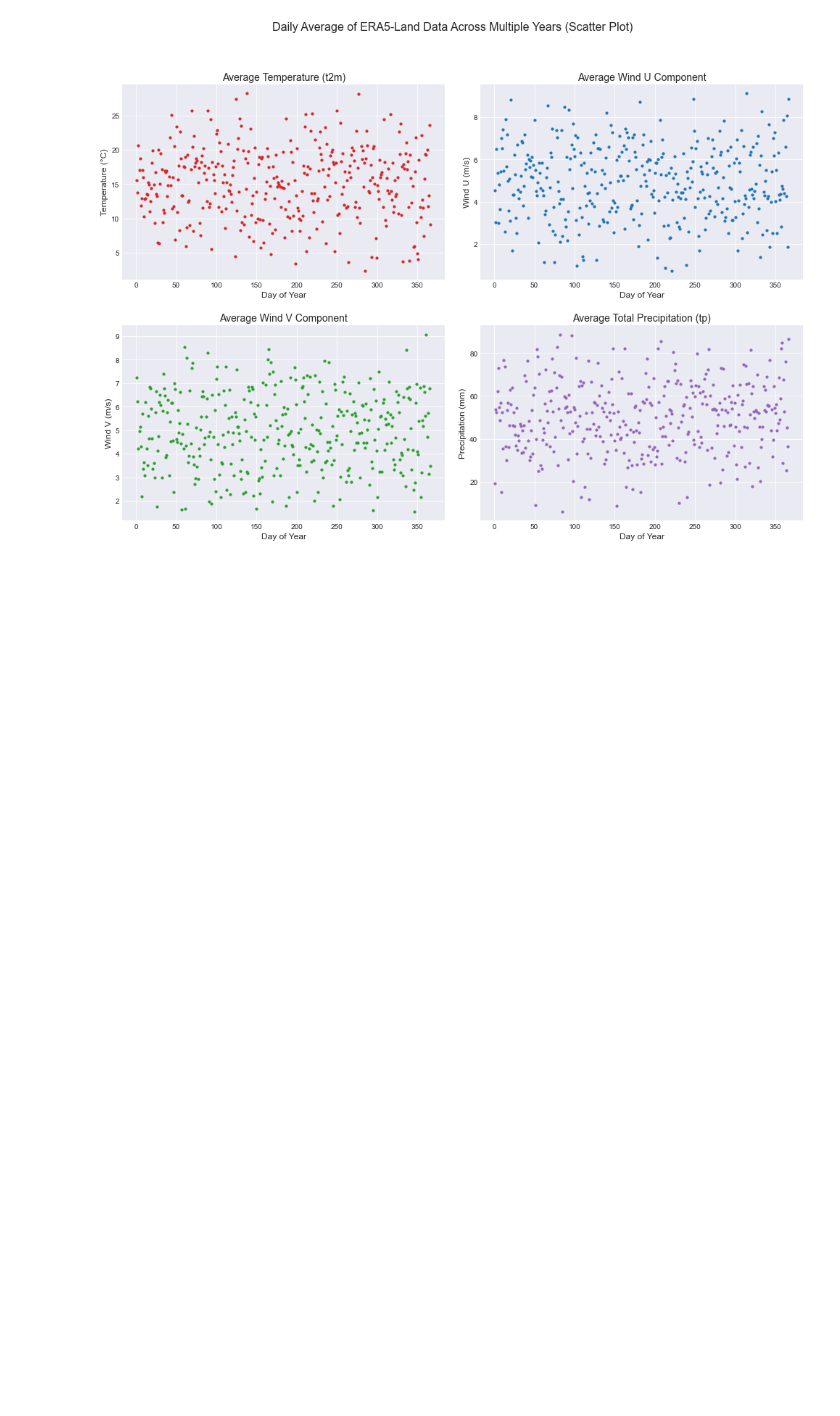
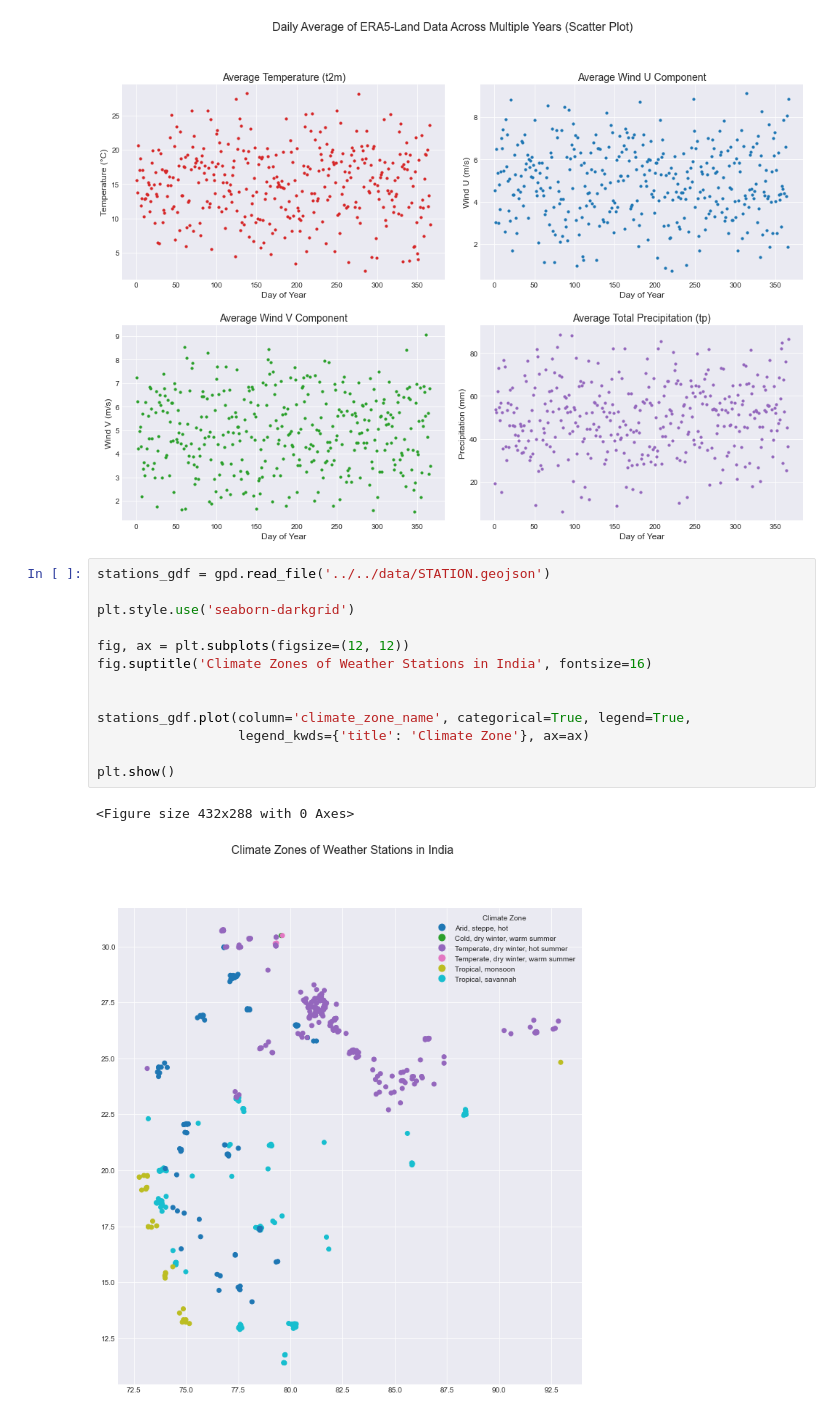
Before and after one commit to jesuslovesyiyi/Resilient_energy_network, a Jupyter notebook: data_preparation/notebooks/5_EDA_ERA5.ipynb, the cells around one changed output. Drawn from its saved outputs; the diff is of its cells as text; blank space fills up the shorter version.

```diff
--- a/data_preparation/notebooks/5_EDA_ERA5.ipynb
+++ b/data_preparation/notebooks/5_EDA_ERA5.ipynb
@@ -394,3 +380,19 @@ plt.tight_layout(pad=2)
 plt.show()
 # %% [output]
 [figure]
+# %%
+stations_gdf = gpd.read_file('../../data/STATION.geojson')
+
+plt.style.use('seaborn-darkgrid')
+
+fig, ax = plt.subplots(figsize=(12, 12))
+fig.suptitle('Climate Zones of Weather Stations in India', fontsize=16)
+
+
+stations_gdf.plot(column='climate_zone_name', categorical=True, legend=True,
+				  legend_kwds={'title': 'Climate Zone'}, ax=ax)
+
+plt.show()
+# %% [output]
+<Figure size 432x288 with 0 Axes>
+[figure, added]
```
Also changed, not shown: parts of 21 cells of this notebook, 2 other files.
